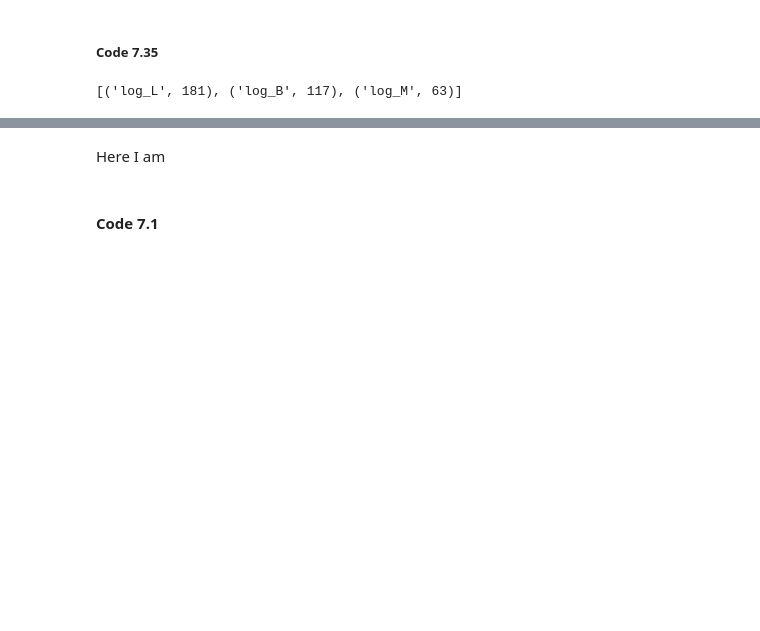
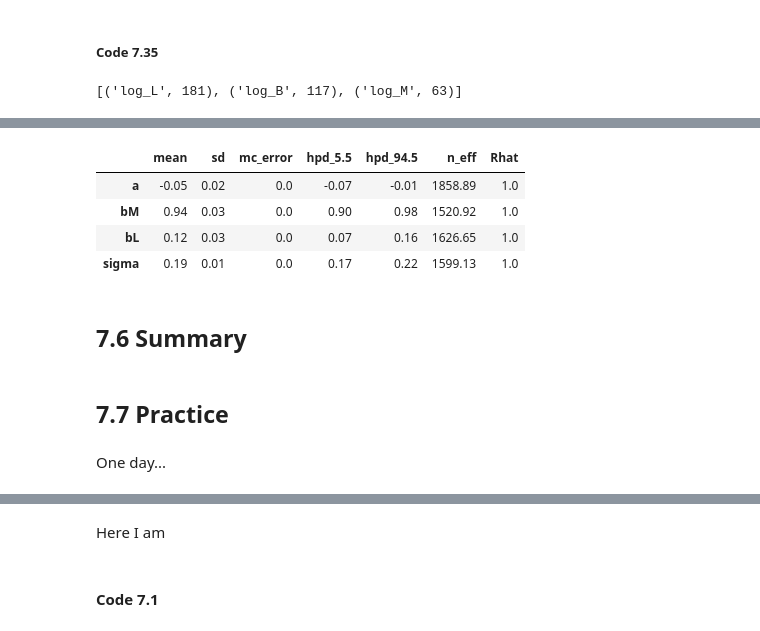
Before and after one commit to baheredia/resources, a Jupyter notebook: Rethinking/Chp_07.ipynb, the cells around one changed output, grey strips where cells are left out. Saved outputs shown, nothing was run; the diff lists cells and outputs as text; code cells hidden in the pictures; blank space fills up the shorter version.

```diff
--- a/Rethinking/Chp_07.ipynb
+++ b/Rethinking/Chp_07.ipynb
@@ -774,0 +932,14 @@ d["log_M"] = standardize(np.log(d["body"]))
+# %%
+pm.summary(trace_7_11, varnames=['a', 'bM', 'bL', 'sigma'], alpha=0.11).round(2)
+# %% [output]
+|  | mean | sd | mc_error | hpd_5.5 | hpd_94.5 | n_eff | Rhat |
+| a | -0.05 | 0.02 | 0.0 | -0.07 | -0.01 | 1858.89 | 1.0 |
+| bM | 0.94 | 0.03 | 0.0 | 0.90 | 0.98 | 1520.92 | 1.0 |
+| bL | 0.12 | 0.03 | 0.0 | 0.07 | 0.16 | 1626.65 | 1.0 |
+| sigma | 0.19 | 0.01 | 0.0 | 0.17 | 0.22 | 1599.13 | 1.0 |
+# %% [markdown]
+## 7.6 Summary
+# %% [markdown]
+## 7.7 Practice
+# %% [markdown]
+One day...
```
Also changed, not shown: parts of 28 cells of this notebook, 1 other file.
